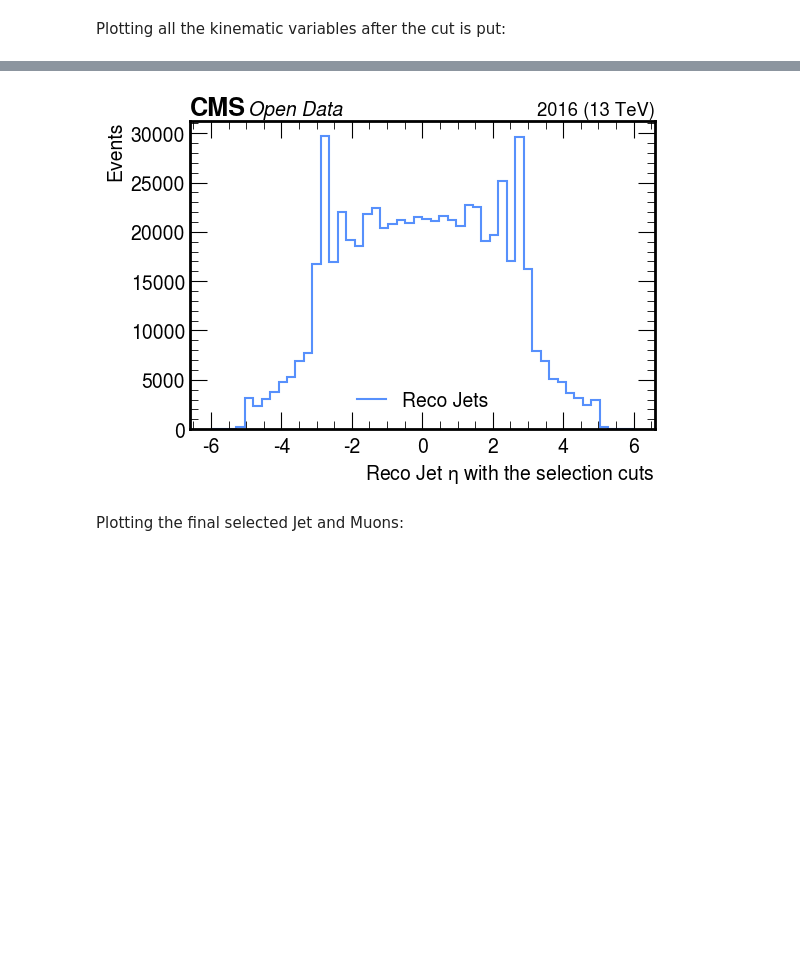
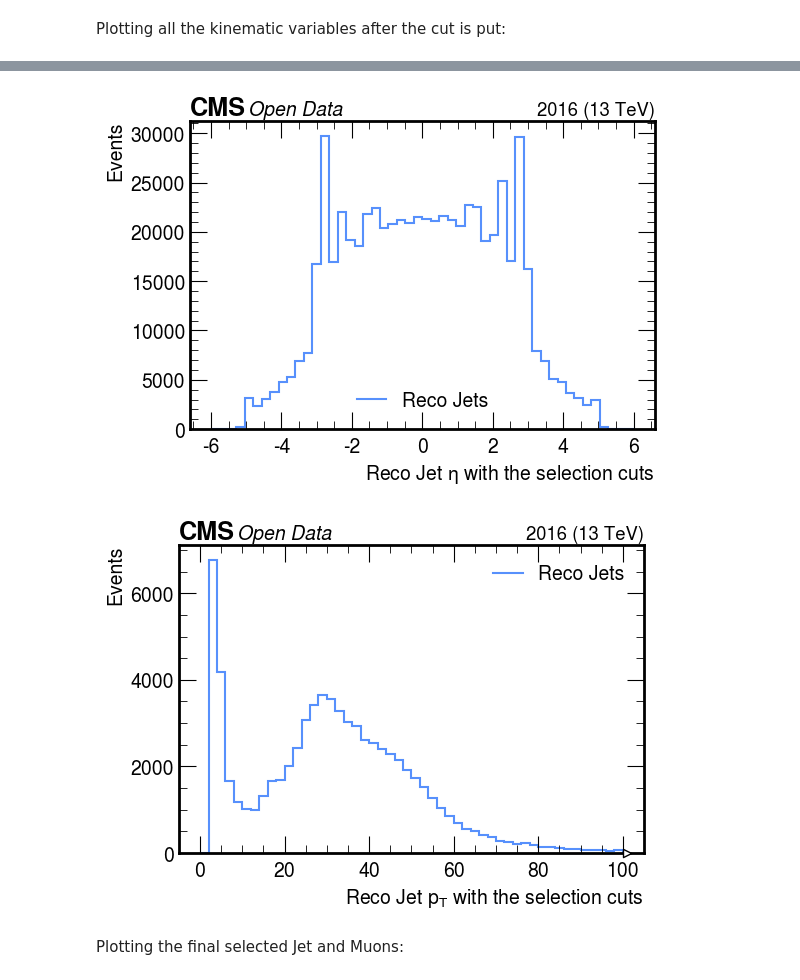
Before and after one commit to xondikoi03/charmTaggingAnalysis, a Jupyter notebook: Coffea/notebooks/charmAnalysis.ipynb, the cells around one changed output, grey strips where cells are left out. Cells and saved outputs as stored; diff of their text form; code cells hidden in the pictures; blank space fills up the shorter version.

Commit message:
Updated Coffea Notebook - Selection cuts are not working for c -> mu + X events

```diff
--- a/Coffea/notebooks/charmAnalysis.ipynb
+++ b/Coffea/notebooks/charmAnalysis.ipynb
@@ -560,38 +560,39 @@ Plotting all the kinematic variables after the cut is put:
 pass_events_Jets_Pt = dak.flatten(pass_events_Jets.Jet.pt)
 make_hist(
     pass_events_Jets_Pt,
     50, 0, 100,
     "Reco Jet $p_{T}$ with the selection cuts",
     "Events",
     "Reco Jets",
     fname="Plots/RecoJets_pass_pT.png",
     logy=False
 )
 # RecoJet Eta (with cut):
 pass_events_Jets_eta = dak.flatten(pass_events_Jets.Jet.eta)
 make_hist(
     pass_events_Jets_eta,
     50, -6, 6,
     "Reco Jet $\\eta$ with the selection cuts",
     "Events",
     "Reco Jets",
     fname="Plots/RecoJets_pass_eta.png",
     logy=False
 )
 # RecoMuon Pt (with cut):
-pass_events_Jets_eta = dak.flatten(pass_events_Jets.Muon.Pt)
+pass_events_Jets_Pt = dak.flatten(pass_events_Jets.Muon.pt)
 make_hist(
-    pass_events_Jets_eta,
-    50, -6, 6,
-    "Reco Jet $\\eta$ with the selection cuts",
+    pass_events_Jets_Pt,
+    50, 0, 100,
+    "Reco Jet $p_{T}$ with the selection cuts",
     "Events",
     "Reco Jets",
-    fname="Plots/RecoJets_pass_eta.png",
+    fname=None,
     logy=False
 )
 # %% [output]
 [figure]
 [figure]
+[figure, added]
 # %% [markdown]
 Plotting the final selected Jet and Muons:
 # %%
```
Also changed, not shown: parts of 1 cell of this notebook.
